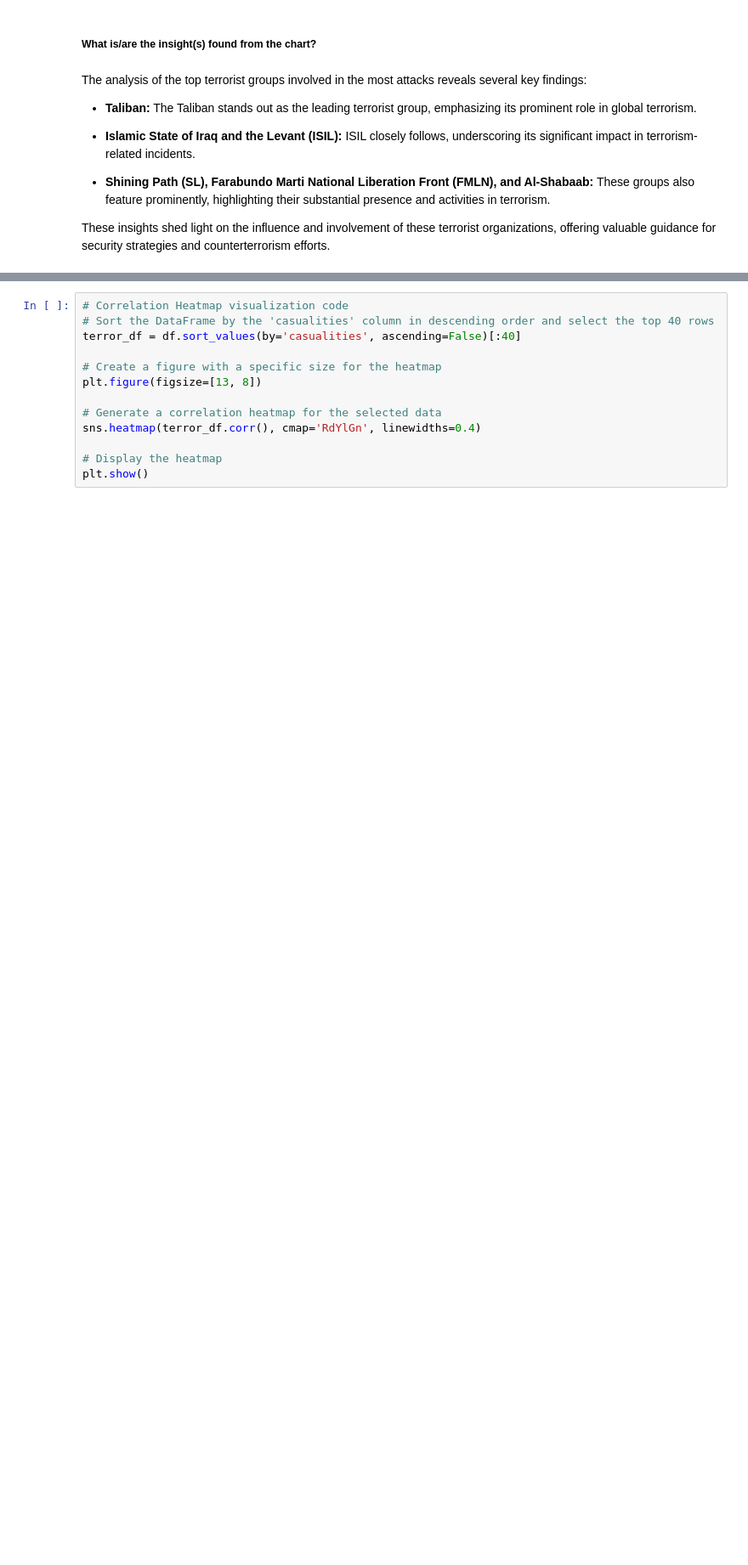
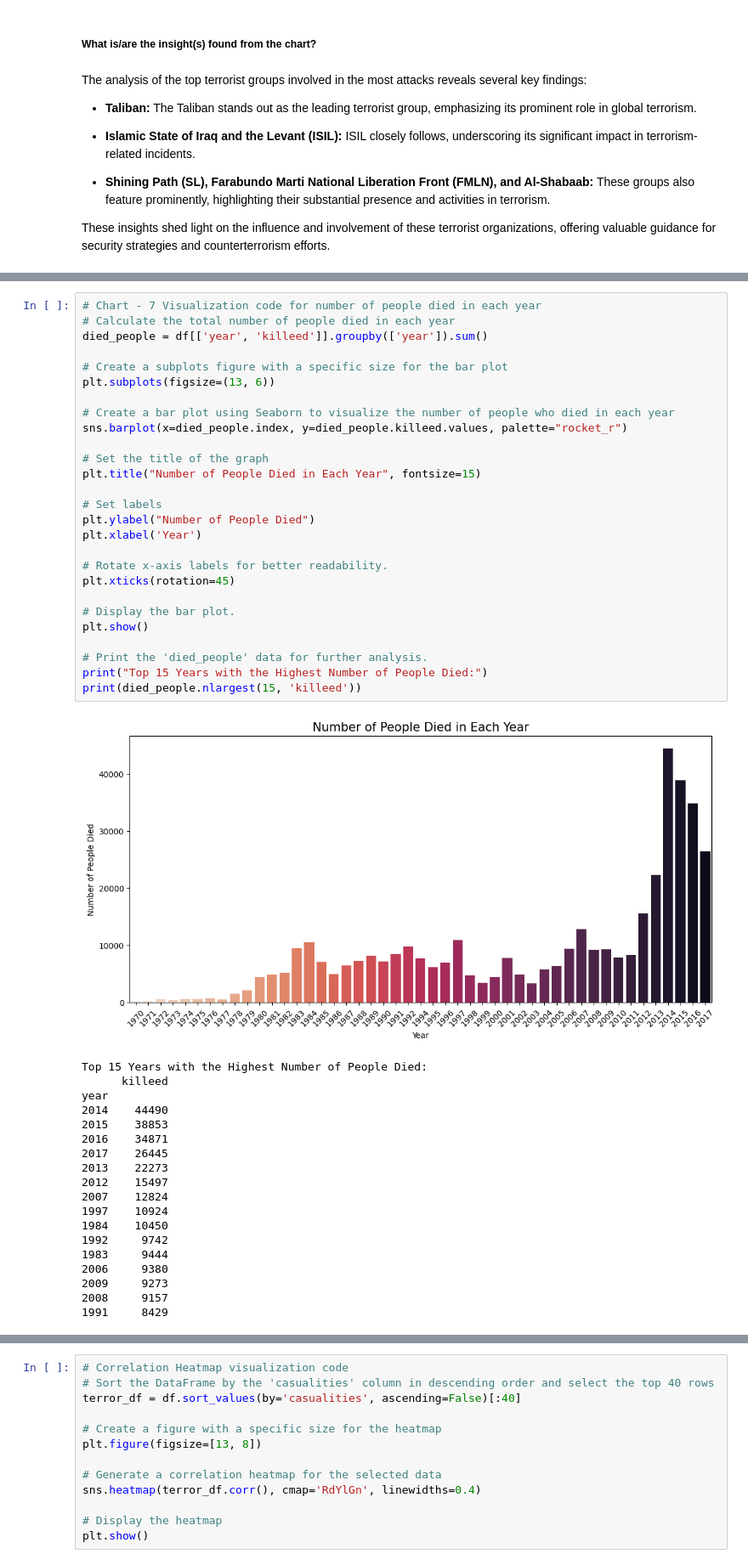
Before and after one commit to Apaulgithub/CVIP_Data_Science_Intern, a Jupyter notebook: Exploratory Data Analysis - Terrorism/Exploratory_Data_Analysis_Terrorism.ipynb, the cells around one changed output, grey strips where cells are left out. Shown at 85% size. Drawn from its saved outputs; the diff is of its cells as text; blank space fills up the shorter version.

```diff
--- a/Exploratory Data Analysis - Terrorism/Exploratory_Data_Analysis_Terrorism.ipynb
+++ b/Exploratory Data Analysis - Terrorism/Exploratory_Data_Analysis_Terrorism.ipynb
@@ -413,0 +483,47 @@ These insights shed light on the influence and involvement of these terrorist or
+# %%
+# Chart - 7 Visualization code for number of people died in each year
+# Calculate the total number of people died in each year
+died_people = df[['year', 'killeed']].groupby(['year']).sum()
+
+# Create a subplots figure with a specific size for the bar plot
+plt.subplots(figsize=(13, 6))
+
+# Create a bar plot using Seaborn to visualize the number of people who died in each year
+sns.barplot(x=died_people.index, y=died_people.killeed.values, palette="rocket_r")
+
+# Set the title of the graph
+plt.title("Number of People Died in Each Year", fontsize=15)
+
+# Set labels
+plt.ylabel("Number of People Died")
+plt.xlabel('Year')
+
+# Rotate x-axis labels for better readability.
+plt.xticks(rotation=45)
+
+# Display the bar plot.
+plt.show()
+
+# Print the 'died_people' data for further analysis.
+print("Top 15 Years with the Highest Number of People Died:")
+print(died_people.nlargest(15, 'killeed'))
+# %% [output]
+[figure, added]
+Top 15 Years with the Highest Number of People Died:
+      killeed
+year
+2014    44490
+2015    38853
+2016    34871
+2017    26445
+2013    22273
+2012    15497
+2007    12824
+1997    10924
+1984    10450
+1992     9742
+1983     9444
+2006     9380
+2009     9273
+2008     9157
+1991     8429
```
Also changed, not shown: parts of 23 cells of this notebook.
